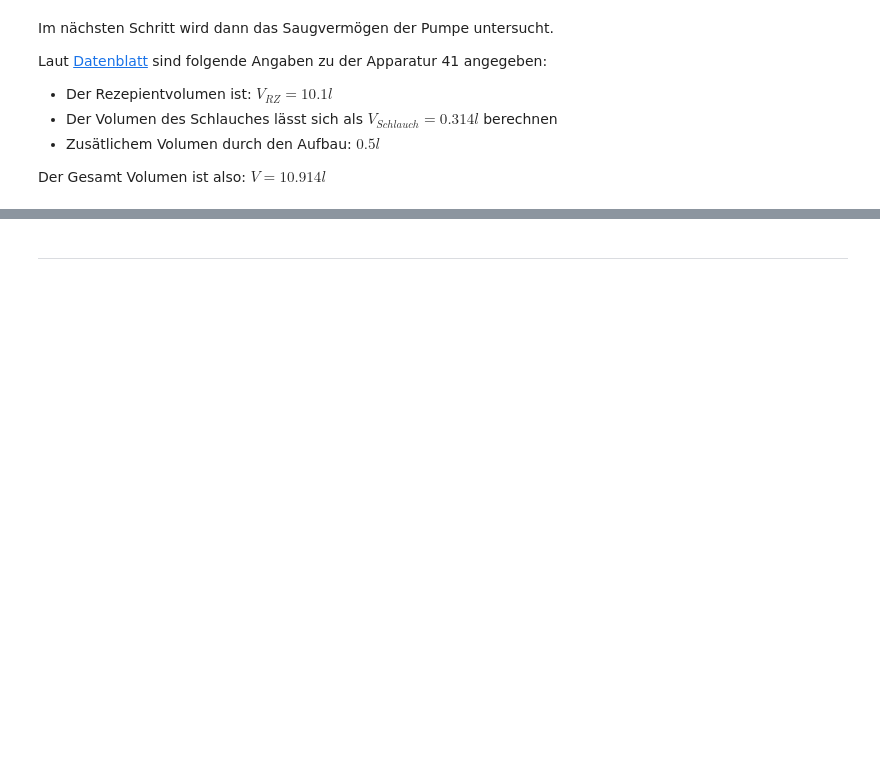
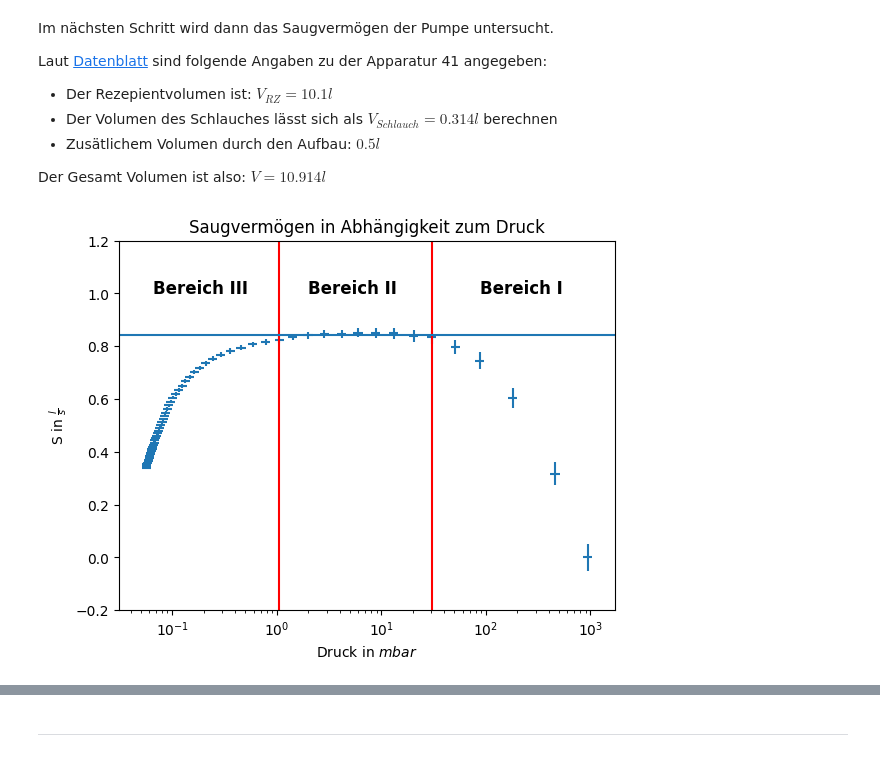
Before and after one commit to AlFa-Tier/Uni_codes, a Jupyter notebook: Praktikum/Vakuum/Vakuum.ipynb, the cells around one changed output, grey strips where cells are left out. Cells and saved outputs as stored; diff of their text form; code cells hidden in the pictures; blank space fills up the shorter version.

```diff
--- a/Praktikum/Vakuum/Vakuum.ipynb
+++ b/Praktikum/Vakuum/Vakuum.ipynb
@@ -262,6 +263,48 @@ Laut [Datenblatt](https://gitlab.kit.edu/kit/etp-lehre/p2-praktikum/students/-/b
 
 Der Gesamt Volumen ist also: $V=10.914 l$
 # %%
-# Defining function do calculate S
-def S(t,p,V=10.914,t_0 = 0 ,p_0=1e3):
-    return V/(t-t_0)*np.log(p/p_0)
+#Define function to calculate S
+def Saugvermoegen(t,p,p_0,V,t_0 = 0):
+    return V/(t_0-t)*np.log(p/p_0)
+
+#Define the error of S
+def del_S(t,p,p_0,V,t_0=0):
+    return V*np.sqrt(((0.1)/(t-t_0))**2+((0.196*np.log(p/p_0))/(t-t_0)**2)**2)
+
+#Define function to calculate the mean of a list
+def mean(list,start, finish):
+    sum = 0
+    i = 0
+    for _ in range(start,finish+1):
+        sum += list[_]
+        i += 1
+    return sum/i
+# %%
+V=10.914
+
+#Generate a list for S and it's error
+S = [Saugvermoegen(time[i]+20,pressure[i],p_0=pressure[0],V=V) for i in range(len(pressure))]
+S_err= [del_S(time[i]+20,pressure[i],p_0=pressure[0],V=V) for i in range(len(pressure))]
+
+#Create the Plot for S-p
+plt.errorbar(x=pressure,y=S,xerr=0.1*pressure,yerr=S_err,ls='none')
+plt.title('Saugvermögen in Abhängigkeit zum Druck')
+plt.xlabel('Druck in $mbar$')
+plt.ylabel(r'S in $\frac{{l}}{{s}}$')
+plt.xscale('log')
+plt.ylim(-0.2,1.2)
+
+#Mark the three intervals
+plt.axvline(x=pressure[5],color="red")
+plt.axvline(x=pressure[14],color="red")
+plt.axhline(y=mean(list=S,start=5,finish=14))
+
+#distinct naming of the intervals
+plt.text(x=pressure[3],y=1,s='Bereich I',fontweight='bold',fontsize='large')
+plt.text(x=pressure[12],y=1,s='Bereich II',fontweight='bold',fontsize='large')
+plt.text(x=pressure[45],y=1,s='Bereich III',fontweight='bold',fontsize='large')
+
+#Show end result
+plt.show()
+# %% [output]
+[figure, added]
```
Also changed, not shown: parts of 10 cells of this notebook, 1 other file.
